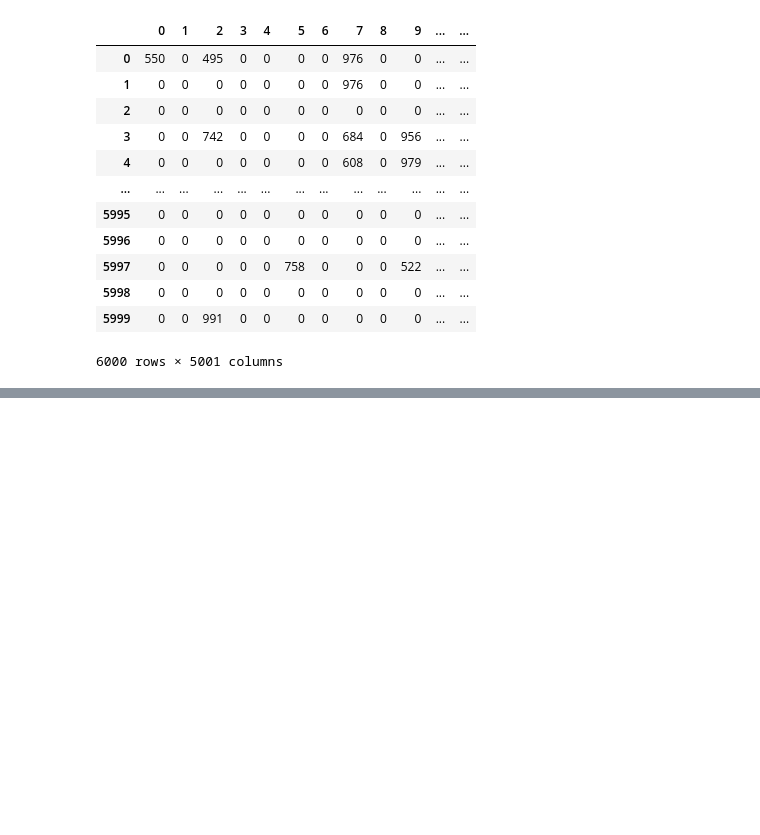
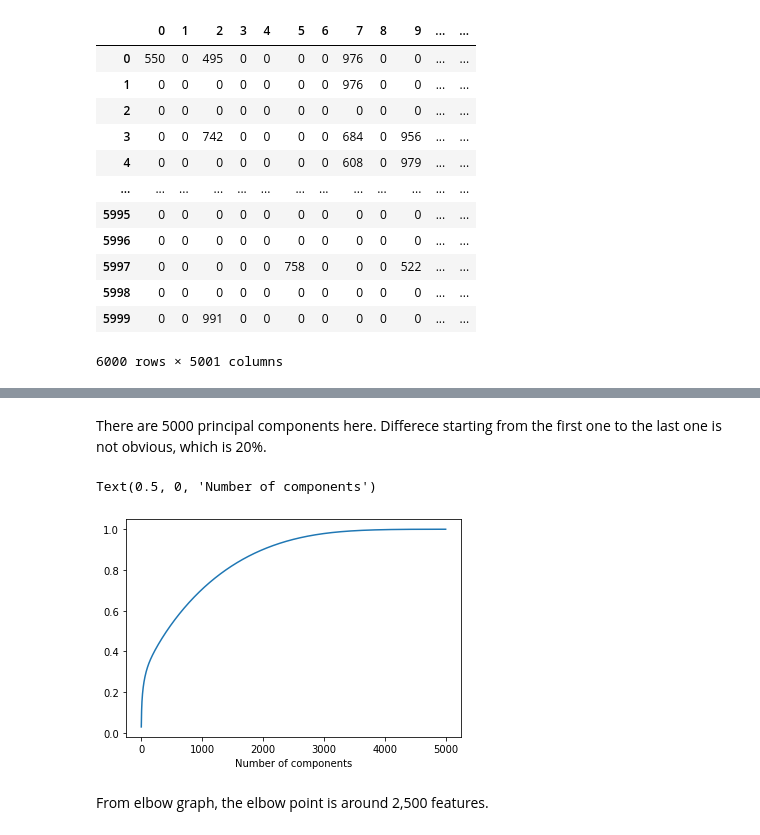
Before and after one commit to USF-CS-663-Spring-2020/lab-03-pca-eggchul, a Jupyter notebook: lab3.ipynb, the cells around one changed output, grey strips where cells are left out. Cells and saved outputs as stored; diff of their text form; code cells hidden in the pictures; blank space fills up the shorter version.

```diff
--- a/lab3.ipynb
+++ b/lab3.ipynb
@@ -136,6 +149,6 @@ Text(0.5, 0, 'Number of components')
 # %%
-df1 = pd.read_csv('./gisette_train.data', sep = " ", header = None)
-df1
+df_train = pd.read_csv('./gisette_train.data', sep = " ", header = None)
+df_train
 # %% [output]
 |  | 0 | 1 | 2 | 3 | 4 | 5 | 6 | 7 | 8 | 9 | ... | ... |
 | 0 | 550 | 0 | 495 | 0 | 0 | 0 | 0 | 976 | 0 | 0 | ... | ... |
@@ -188,0 +261,4 @@ df1.lines = gisette_labels
+# %%
+pca_train = PCA().fit(x_train)
+evr_train = pca_train.explained_variance_ratio_
+print('\n'.join('{:2d}:{:0.4f}'.format(*k) for k in enumerate(evr_train)))
@@ -188,0 +283,11 @@ df1.lines = gisette_labels
+# %% [markdown]
+There are 5000 principal components here. Differece starting from the first one to the last one is not obvious, which is 20%.
+# %%
+#elbow graph
+plt.plot(np.cumsum(pca_train.explained_variance_ratio_))
+plt.xlabel('Number of components')
+# %% [output]
+Text(0.5, 0, 'Number of components')
+[figure, added]
+# %% [markdown]
+From elbow graph, the elbow point is around 2,500 features.
```
Also changed, not shown: parts of 22 cells of this notebook.
